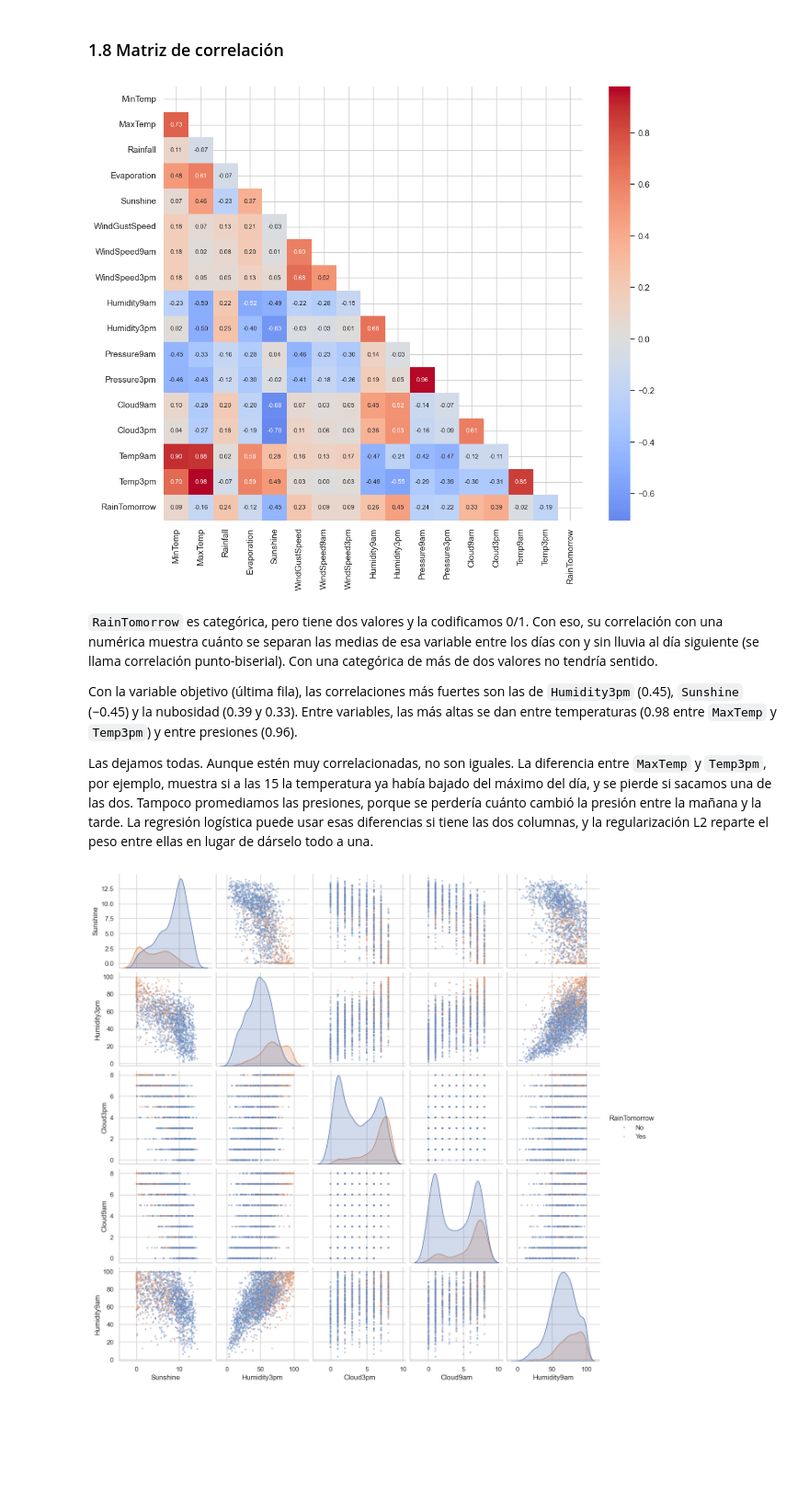
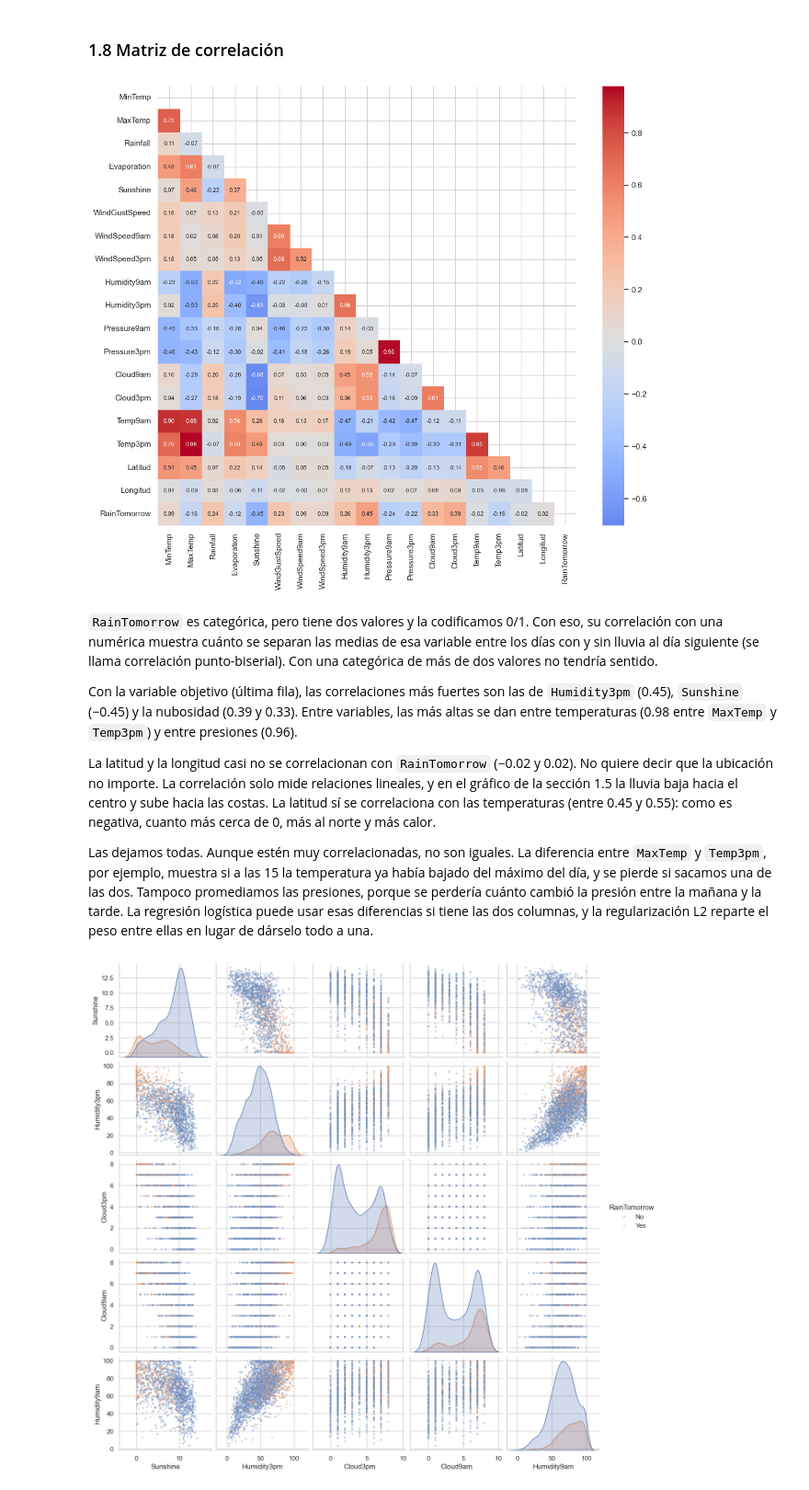
Before and after one commit to ismadarruiz-atr/TP_AA1_Calabozo_Darruiz_DiCarlo_Giuntoli, a Jupyter notebook: TP_2/TP-clasificacion-AA1.ipynb, the cells around one changed output. Shown at 92% size. Saved outputs shown, nothing was run; the diff lists cells and outputs as text; code cells hidden in the pictures; blank space fills up the shorter version.

```diff
--- a/TP_2/TP-clasificacion-AA1.ipynb
+++ b/TP_2/TP-clasificacion-AA1.ipynb
@@ -383,3 +383,17 @@ plt.show()
 # %% [markdown]
 La proporción de días seguidos de lluvia cambia mucho según la ciudad. Va de menos del 10 % en Uluru, Woomera y
 AliceSprings a más del 35 % en Portland.
+# %%
+# Coordenadas de la estación meteorológica de cada ciudad (lista de estaciones del Bureau of Meteorology)
+CIUDADES = pd.read_csv('data/ciudades.csv', usecols=['Location', 'Latitud', 'Longitud'])
+
+# Cada ciudad en su ubicación (longitud en x, latitud en y), con el color según su proporción de días seguidos de lluvia
+proporcion_ciudad = lluvia.groupby(entrenamiento['Location']).mean().rename('Proporción')
+ubicacion = CIUDADES.join(proporcion_ciudad, on='Location', how='left')
+
+fig, ax = plt.subplots(figsize=(10, 7))
+puntos = ax.scatter(ubicacion['Longitud'], ubicacion['Latitud'], c=ubicacion['Proporción'], cmap='viridis_r',
+                    s=90, edgecolor='black')
+fig.colorbar(puntos, label='Proporción de días con lluvia al día siguiente')
+ax.set(xlabel='Longitud', ylabel='Latitud')
+plt.show()
@@ -591,16 +614,17 @@ y tiende a favorecer esa clase.
 # %% [markdown]
 ### 1.8 Matriz de correlación
 # %%
-# Correlación entre las variables numéricas y con la variable objetivo (0/1)
-correlacion = entrenamiento[numericas].assign(RainTomorrow=y_train).corr()
+# Correlación entre las variables numéricas, la latitud y la longitud de cada ciudad, y con la variable objetivo (0/1)
+con_coordenadas = entrenamiento.join(CIUDADES.set_index('Location'), on='Location', how='left')
+correlacion = con_coordenadas[numericas + ['Latitud', 'Longitud']].assign(RainTomorrow=y_train).corr()
 triangulo_superior = np.triu(np.ones(correlacion.shape, dtype=bool))
 
-plt.figure(figsize=(12, 10))
+plt.figure(figsize=(13, 11))
 sns.heatmap(correlacion, mask=triangulo_superior, annot=True, fmt='.2f', cmap='coolwarm',
             center=0, annot_kws={'size': 8})
 plt.show()
 # %% [output]
-[figure, old version]
+[figure, new version]
 # %% [markdown]
 `RainTomorrow` es categórica, pero tiene dos valores y la codificamos 0/1. Con eso, su correlación con una numérica
 muestra cuánto se separan las medias de esa variable entre los días con y sin lluvia al día siguiente (se llama
@@ -610,6 +634,11 @@ Con la variable objetivo (última fila), las correlaciones más fuertes son las
 (−0.45) y la nubosidad (0.39 y 0.33). Entre variables, las más altas se dan entre temperaturas (0.98 entre `MaxTemp`
 y `Temp3pm`) y entre presiones (0.96).
 
+La latitud y la longitud casi no se correlacionan con `RainTomorrow` (−0.02 y 0.02). No quiere decir que la ubicación
+no importe. La correlación solo mide relaciones lineales, y en el gráfico de la sección 1.5 la lluvia baja hacia el
+centro y sube hacia las costas. La latitud sí se correlaciona con las temperaturas (entre 0.45 y 0.55): como es
+negativa, cuanto más cerca de 0, más al norte y más calor.
+
 Las dejamos todas. Aunque estén muy correlacionadas, no son iguales. La diferencia entre `MaxTemp` y `Temp3pm`, por
 ejemplo, muestra si a las 15 la temperatura ya había bajado del máximo del día, y se pierde si sacamos una de las dos.
 Tampoco promediamos las presiones, porque se perdería cuánto cambió la presión entre la mañana y la tarde. La
```
Also changed, not shown: parts of 27 cells of this notebook, 2 other files.
